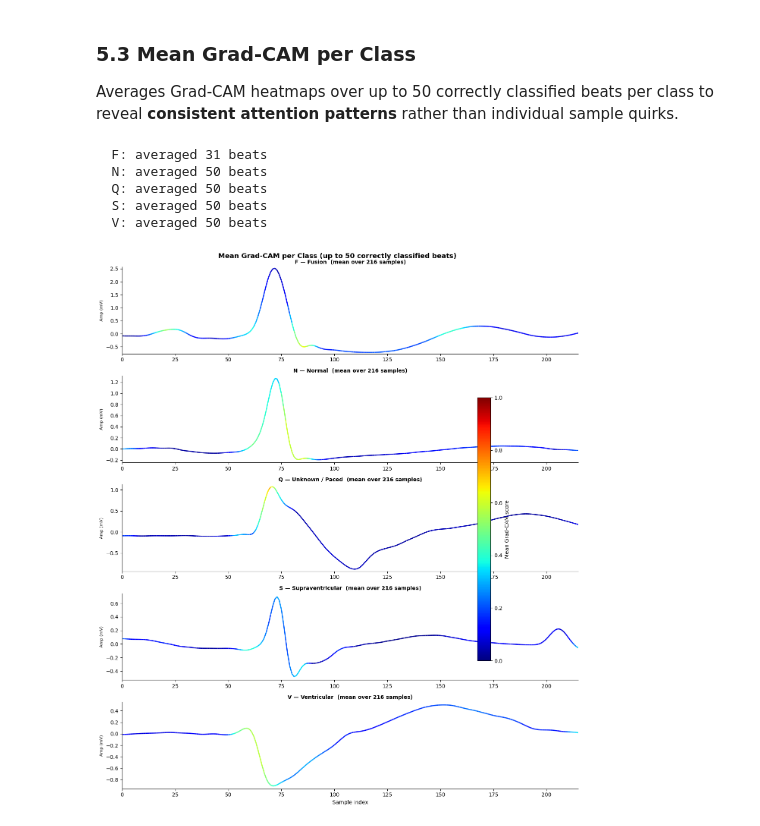
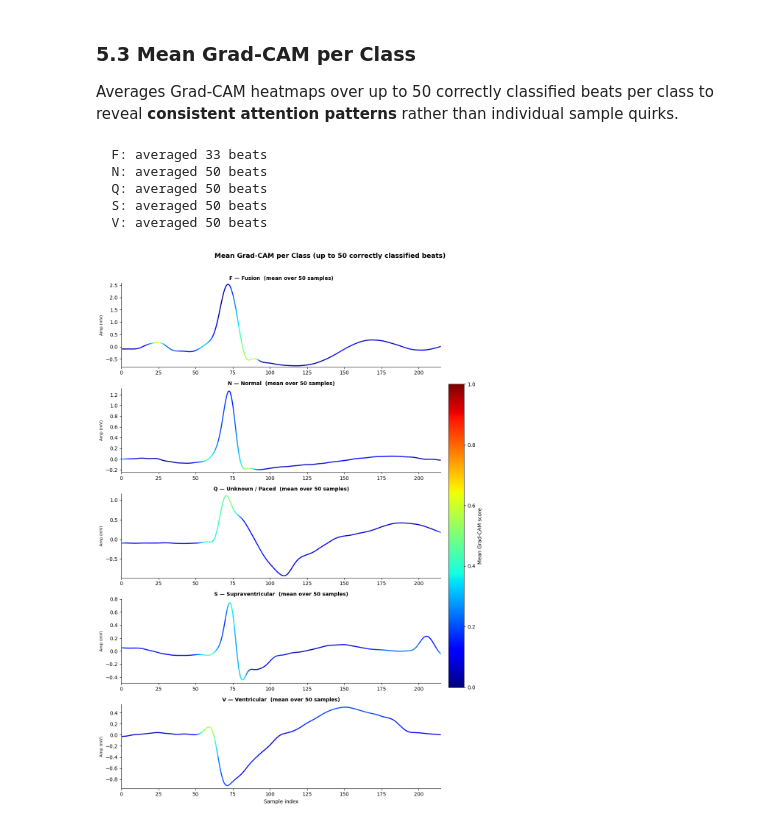
Before and after one commit to Sanugiw/ECG-Arrhythmia-Classifier, a Jupyter notebook: model_training.ipynb, the cells around one changed output. Drawn from its saved outputs; the diff is of its cells as text; code cells hidden in the pictures.

```diff
--- a/model_training.ipynb
+++ b/model_training.ipynb
@@ -776,40 +835,43 @@ if n == 1:
 for ax, cls in zip(axes, sorted(class_maps.keys())):
     sig = class_signals[cls]
     hm  = class_maps[cls]
     t   = np.arange(len(sig))
 
     points   = np.array([t, sig]).T.reshape(-1, 1, 2)
     segments = np.concatenate([points[:-1], points[1:]], axis=1)
     lc = LineCollection(segments, cmap="jet", norm=norm, linewidth=2)
     lc.set_array(hm[:-1])
     ax.add_collection(lc)
     ax.set_xlim(t[0], t[-1])
     ax.set_ylim(sig.min() - 0.05, sig.max() + 0.05)
 
     cls_name = encoder.classes_[cls]
     ax.set_title(
-        f"{cls_name} — {LABEL_FULL.get(cls_name, '')}  (mean over {len(class_maps[cls])} samples)",
+        f"{cls_name} — {LABEL_FULL.get(cls_name, '')}  (mean over {len(heatmaps)} samples)",
         fontsize=10, fontweight="bold"
     )
     ax.set_ylabel("Amp (mV)", fontsize=8)
     ax.spines[["top", "right"]].set_visible(False)
 
-# Shared colorbar
+axes[-1].set_xlabel("Sample index")
+fig.suptitle(
+    f"Mean Grad-CAM per Class (up to {MAX_SAMPLES} correctly classified beats)",
+    fontsize=13, fontweight="bold", y=1.01
+)
+
+# tight_layout BEFORE colorbar to avoid the incompatibility warning
+fig.tight_layout(rect=[0, 0, 0.88, 1])
+
+# Shared colorbar placed in the reserved right margin
 sm = plt.cm.ScalarMappable(cmap="jet", norm=norm)
 sm.set_array([])
 fig.colorbar(sm, ax=axes, label="Mean Grad-CAM score", shrink=0.6, pad=0.02)
 
-axes[-1].set_xlabel("Sample index")
-fig.suptitle(
-    f"Mean Grad-CAM per Class (up to {MAX_SAMPLES} correctly classified beats)",
-    fontsize=13, fontweight="bold"
-)
-plt.tight_layout()
 plt.show()
 # %% [output]
-  F: averaged 31 beats
+  F: averaged 33 beats
   N: averaged 50 beats
   Q: averaged 50 beats
   S: averaged 50 beats
   V: averaged 50 beats
-[figure, old version]
+[figure, new version]
```
Also changed, not shown: parts of 13 cells of this notebook, 3 other files.
